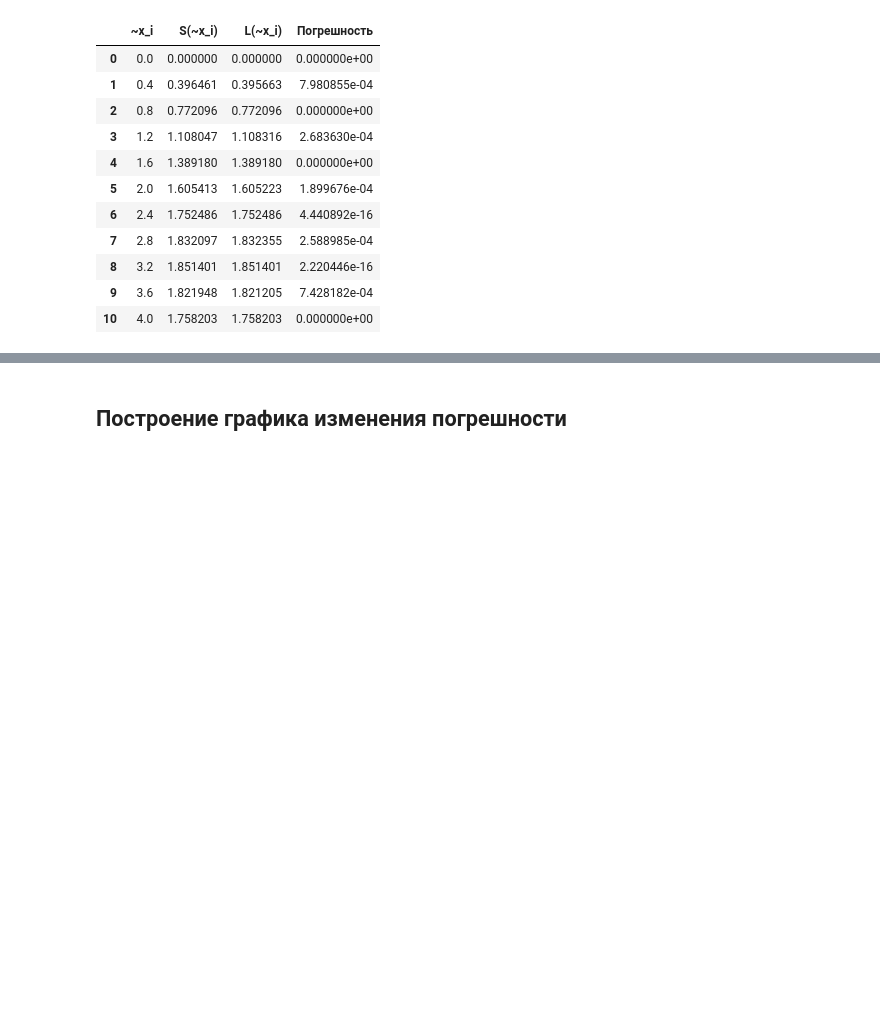
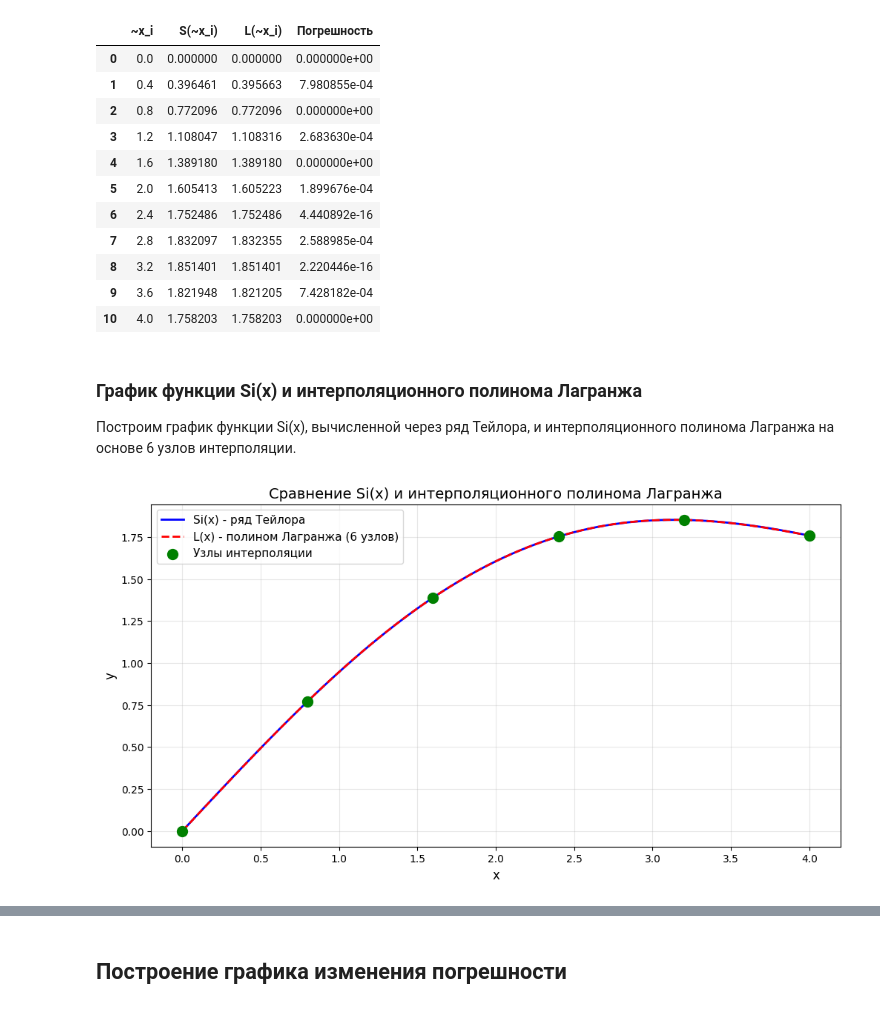
Before and after one commit to d-code000/NumericalMethods, a Jupyter notebook: interpolation_polynomial.ipynb, the cells around one changed output, grey strips where cells are left out. Drawn from its saved outputs; the diff is of its cells as text; code cells hidden in the pictures; blank space fills up the shorter version.

Commit message:
Добавил графики функций и погрешности на отрезке

```diff
--- a/interpolation_polynomial.ipynb
+++ b/interpolation_polynomial.ipynb
@@ -227,3 +227,27 @@ pandas.DataFrame(result_table)
 | 8 | 3.2 | 1.851401 | 1.851401 | 2.220446e-16 |
 | 9 | 3.6 | 1.821948 | 1.821205 | 7.428182e-04 |
 | 10 | 4.0 | 1.758203 | 1.758203 | 0.000000e+00 |
+# %% [markdown]
+### График функции Si(x) и интерполяционного полинома Лагранжа
+
+Построим график функции Si(x), вычисленной через ряд Тейлора, и интерполяционного полинома Лагранжа на основе 6 узлов интерполяции.
+# %%
+import matplotlib.pyplot as plt
+
+# Построение графика функции Si(x) и интерполяционного полинома
+x_plot = [i * 0.05 for i in range(0, 81)]  # Точки для построения графика от 0 до 4 с шагом 0.05
+y_series = [series(x) for x in x_plot]
+y_lagrange = [lagrange_polynomial(x, tabulate_series) for x in x_plot]
+
+plt.figure(figsize=(12, 6))
+plt.plot(x_plot, y_series, label='Si(x) - ряд Тейлора', linewidth=2, color='blue')
+plt.plot(x_plot, y_lagrange, label='L(x) - полином Лагранжа (6 узлов)', linewidth=2, linestyle='--', color='red')
+plt.scatter(x_values, y_values, color='green', s=100, zorder=5, label='Узлы интерполяции')
+plt.xlabel('x', fontsize=12)
+plt.ylabel('y', fontsize=12)
+plt.title('Сравнение Si(x) и интерполяционного полинома Лагранжа', fontsize=14)
+plt.legend(fontsize=11)
+plt.grid(True, alpha=0.3)
+plt.show()
+# %% [output]
+[figure, added]
```
Also changed, not shown: parts of 8 cells of this notebook.
